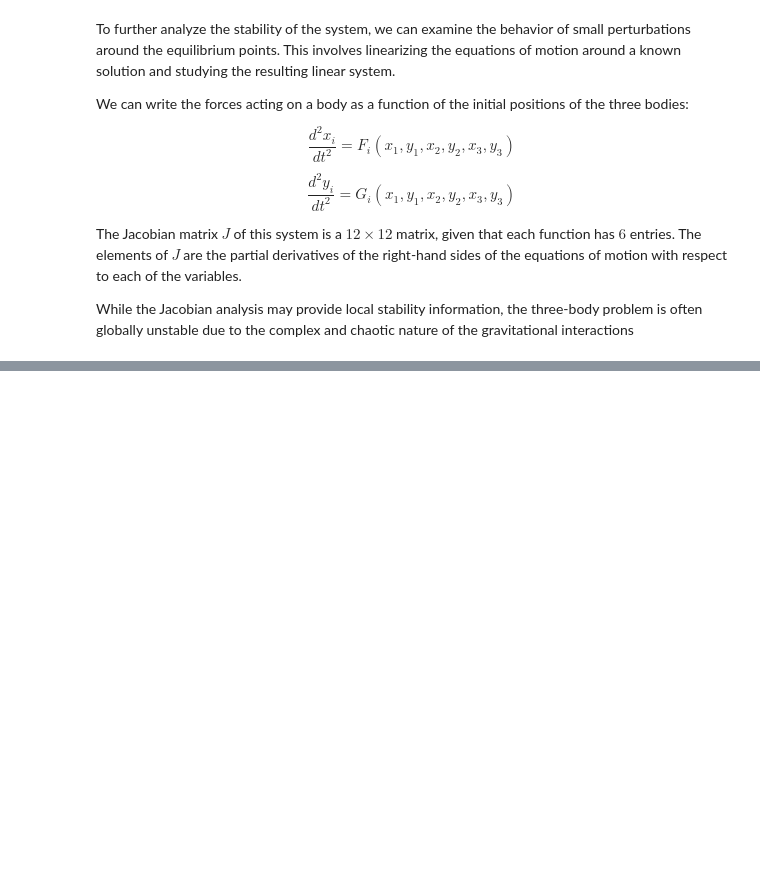
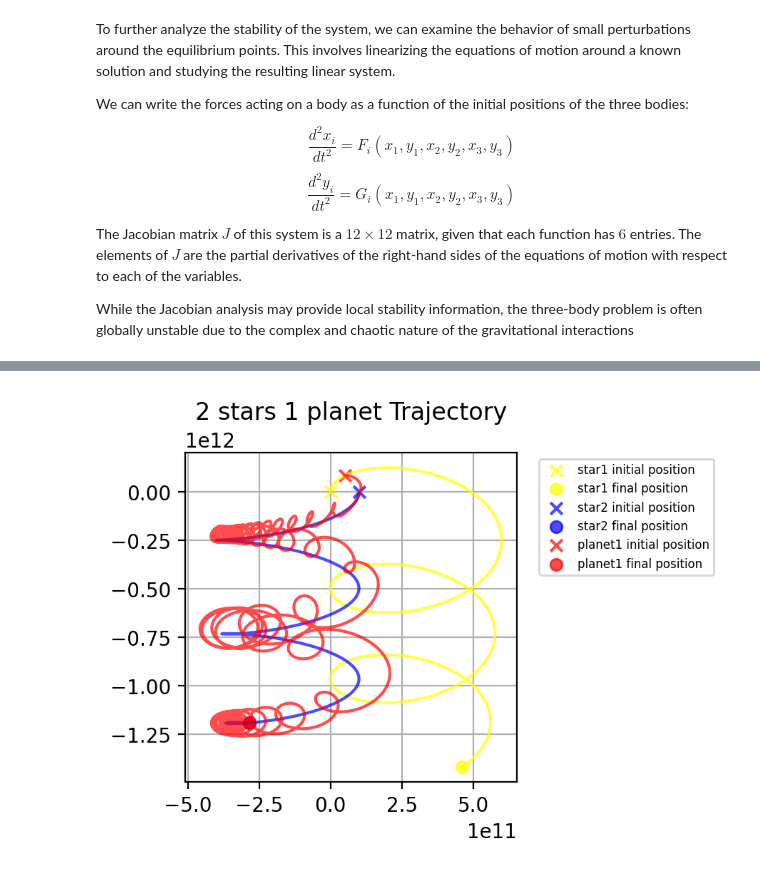
Before and after one commit to alessandropranzo/2d_3_body_problem, a Jupyter notebook: notebook.ipynb, the cells around one changed output, grey strips where cells are left out. Cells and saved outputs as stored; diff of their text form; code cells hidden in the pictures; blank space fills up the shorter version.

```diff
--- a/notebook.ipynb
+++ b/notebook.ipynb
@@ -82,0 +354,17 @@ While the Jacobian analysis may provide local stability information, the three-b
+# %%
+star1_mass = 1e30 # kg
+star2_mass = 1.2e30 # kg
+planet1_mass = 1.5e16 # kg
+
+distance = 1e11
+G = 6.67e-11
+
+v = np.sqrt(G * star1_mass / distance)
+
+star1 = Body(0, 0, star1_mass, vx = 0, vy = v, name = "star1" )
+star2 = Body(distance, 0, star2_mass, vx = 0, vy = -v, name = "star2")
+planet1 = Body(distance/2, distance * (3**0.5)/2, planet1_mass, vx = v, vy = 0, name = "planet1")
+# %%
+tsop = Simulation([star1, star2, planet1], t_max = 300 * 3.154e7, t_step= 80000, colors = ["yellow", "blue", "red"], name = "2 stars 1 planet")
+# %%
+tsop.run()
@@ -82,0 +387,4 @@ While the Jacobian analysis may provide local stability information, the three-b
+# %%
+tsop.plot_trajectories()
+# %% [output]
+[figure, added]
```
Also changed, not shown: parts of 43 cells of this notebook.
